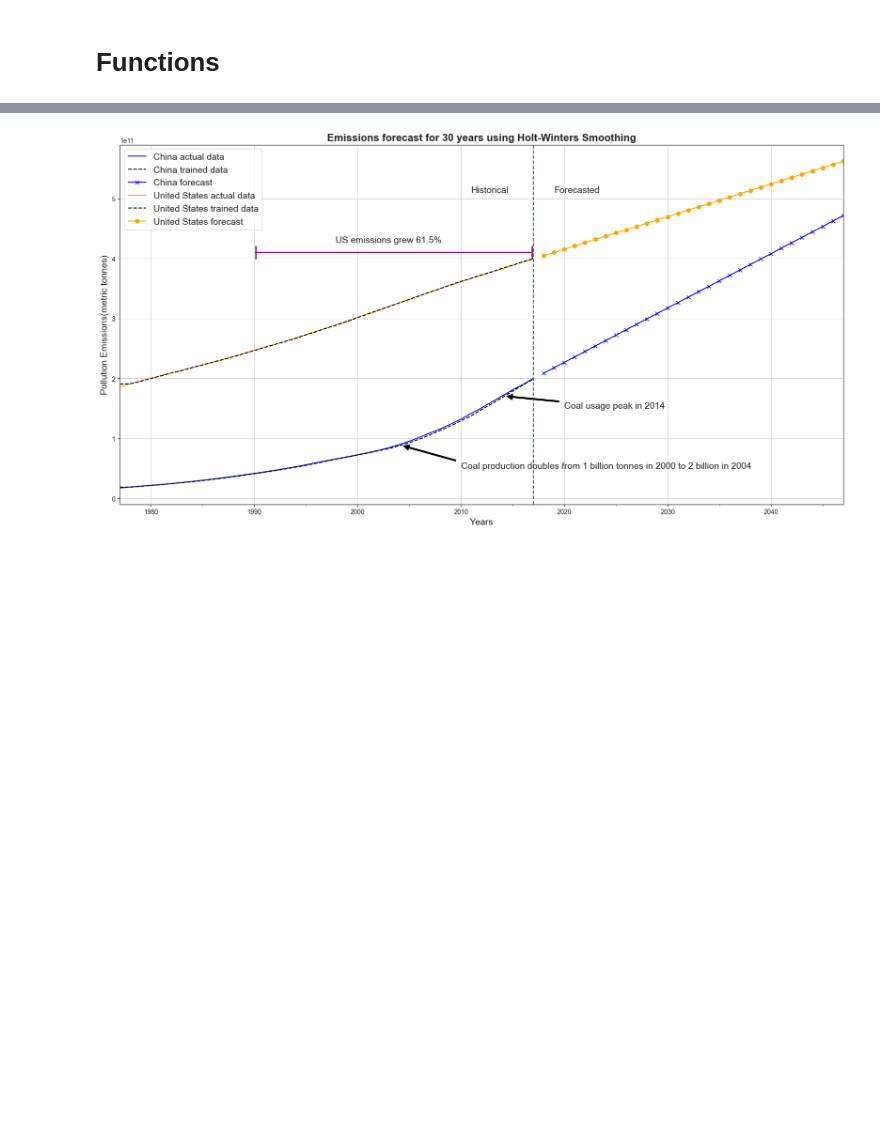
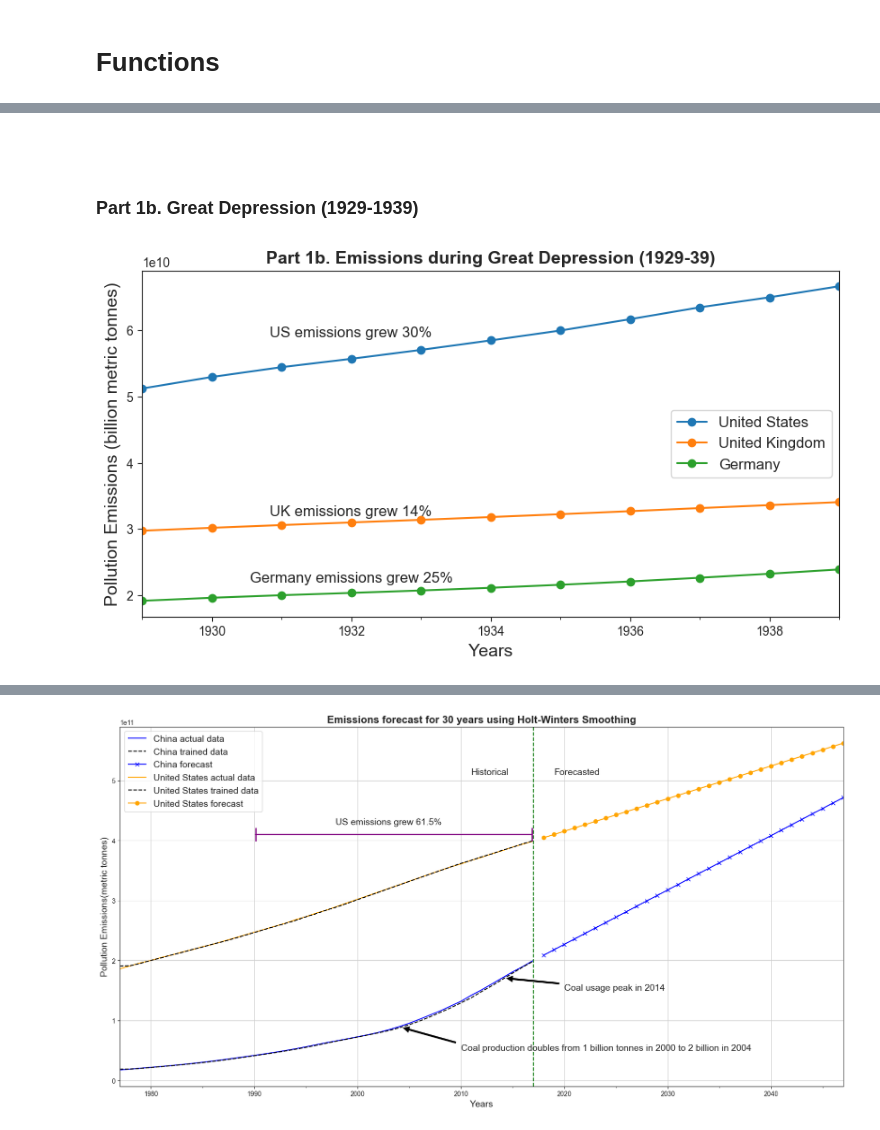
Before and after one commit to wiredmerlin/project01, a Jupyter notebook: Project01.ipynb, the cells around one changed output, grey strips where cells are left out. Drawn from its saved outputs; the diff is of its cells as text; code cells hidden in the pictures; blank space fills up the shorter version.

```diff
--- a/Project01.ipynb
+++ b/Project01.ipynb
@@ -525,0 +194,32 @@ print(calculate_growth_percent('India', '2010', '2017'))
+# %% [markdown]
+<br><br>
+### Part 1b. Great Depression (1929-1939)
+# %%
+country_list = ['United States','United Kingdom', 'Germany']
+
+%matplotlib inline
+plt.rcParams["figure.figsize"] = (10,5)
+sns.set_style("ticks")
+beginning_year = '1929'
+end_year = '1939'
+ax = plt.gca()
+
+d_country_emission_growth = {} # calculate the emissions growth for each country
+for country in country_list:
+    plot_emissions(country, beginning_year, end_year).plot(ax = ax, marker='o')
+    d_country_emission_growth[country] = int(round(calculate_growth_percent(country, beginning_year, end_year)))
+
+plt.ylabel('Pollution Emissions (billion metric tonnes)', fontsize=14)
+plt.ticklabel_format(axis='y', style='sci', scilimits=(10,10))
+plt.xlabel('Years', fontsize=14)
+plt.title("Part 1b. Emissions during Great Depression (1929-39)", fontsize=14, fontweight='bold')
+plt.text('1932', 59000000000, "US emissions grew "+str(d_country_emission_growth[country_list[0]])+"%", \
+         fontsize=12, horizontalalignment='center')
+plt.text('1932', 32000000000, "UK emissions grew "+str(d_country_emission_growth[country_list[1]])+"%", \
+         fontsize=12, horizontalalignment='center')
+plt.text('1932', 22000000000, "Germany emissions grew "+str(d_country_emission_growth[country_list[2]])+"%", \
+         fontsize=12, horizontalalignment='center')
+ax.legend(loc='center right', facecolor='white', fontsize=12)
+plt.show()
+# %% [output]
+[figure, added]
```
Also changed, not shown: parts of 76 cells of this notebook.
